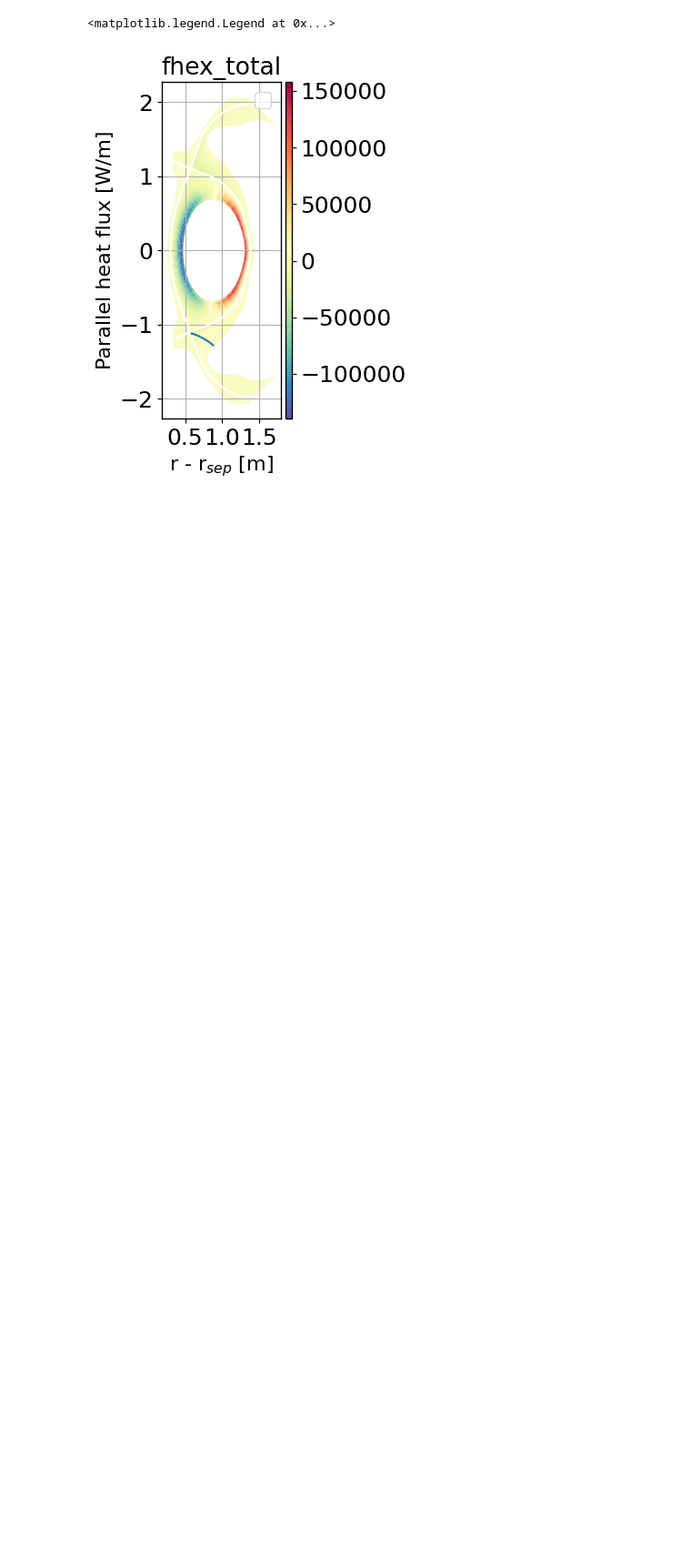
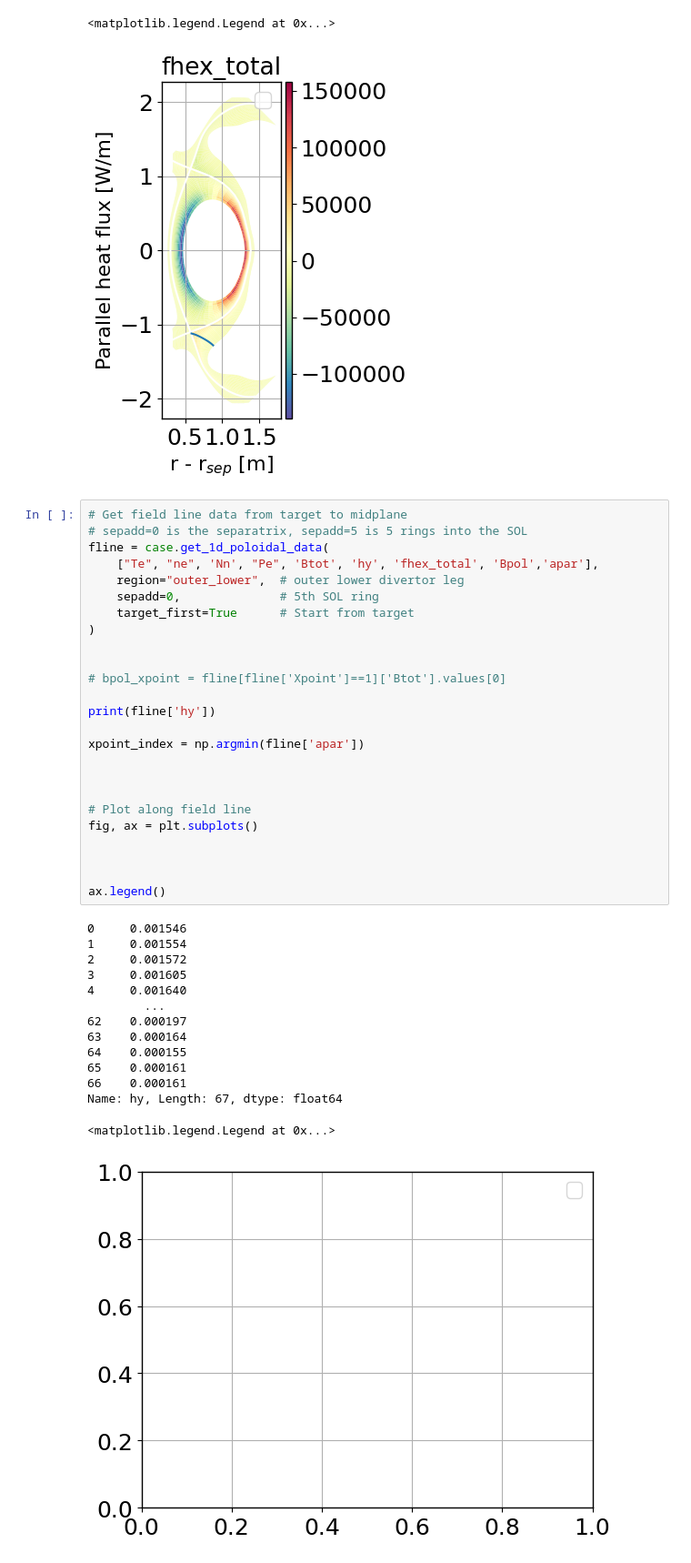
Before and after one commit to PoloidalLloyd/notebooks, a Jupyter notebook: york-step-contract/SOLPS/solps-test.ipynb, the cells around one changed output. Shown at 91% size. Cells and saved outputs as stored; diff of their text form; blank space fills up the shorter version.

```diff
--- a/york-step-contract/SOLPS/solps-test.ipynb
+++ b/york-step-contract/SOLPS/solps-test.ipynb
@@ -353,3 +356,43 @@ ax.legend()
 # %% [output]
 <matplotlib.legend.Legend at 0x...>
 [figure]
+# %%
+# Get field line data from target to midplane
+# sepadd=0 is the separatrix, sepadd=5 is 5 rings into the SOL
+fline = case.get_1d_poloidal_data(
+    ["Te", "ne", 'Nn', "Pe", 'Btot', 'hy', 'fhex_total', 'Bpol','apar'],
+    region="outer_lower",  # outer lower divertor leg
+    sepadd=0,              # 5th SOL ring
+    target_first=True      # Start from target
+)
+
+
+# bpol_xpoint = fline[fline['Xpoint']==1]['Btot'].values[0]
+
+print(fline['hy'])
+
+xpoint_index = np.argmin(fline['apar'])
+
+
+
+# Plot along field line
+fig, ax = plt.subplots()
+
+
+
+ax.legend()
+# %% [output]
+0     0.001546
+1     0.001554
+2     0.001572
+3     0.001605
+4     0.001640
+        ...
+62    0.000197
+63    0.000164
+64    0.000155
+65    0.000161
+66    0.000161
+Name: hy, Length: 67, dtype: float64
+<matplotlib.legend.Legend at 0x...>
+[figure, added]
```
Also changed, not shown: parts of 1 cell of this notebook, 1 other file.
